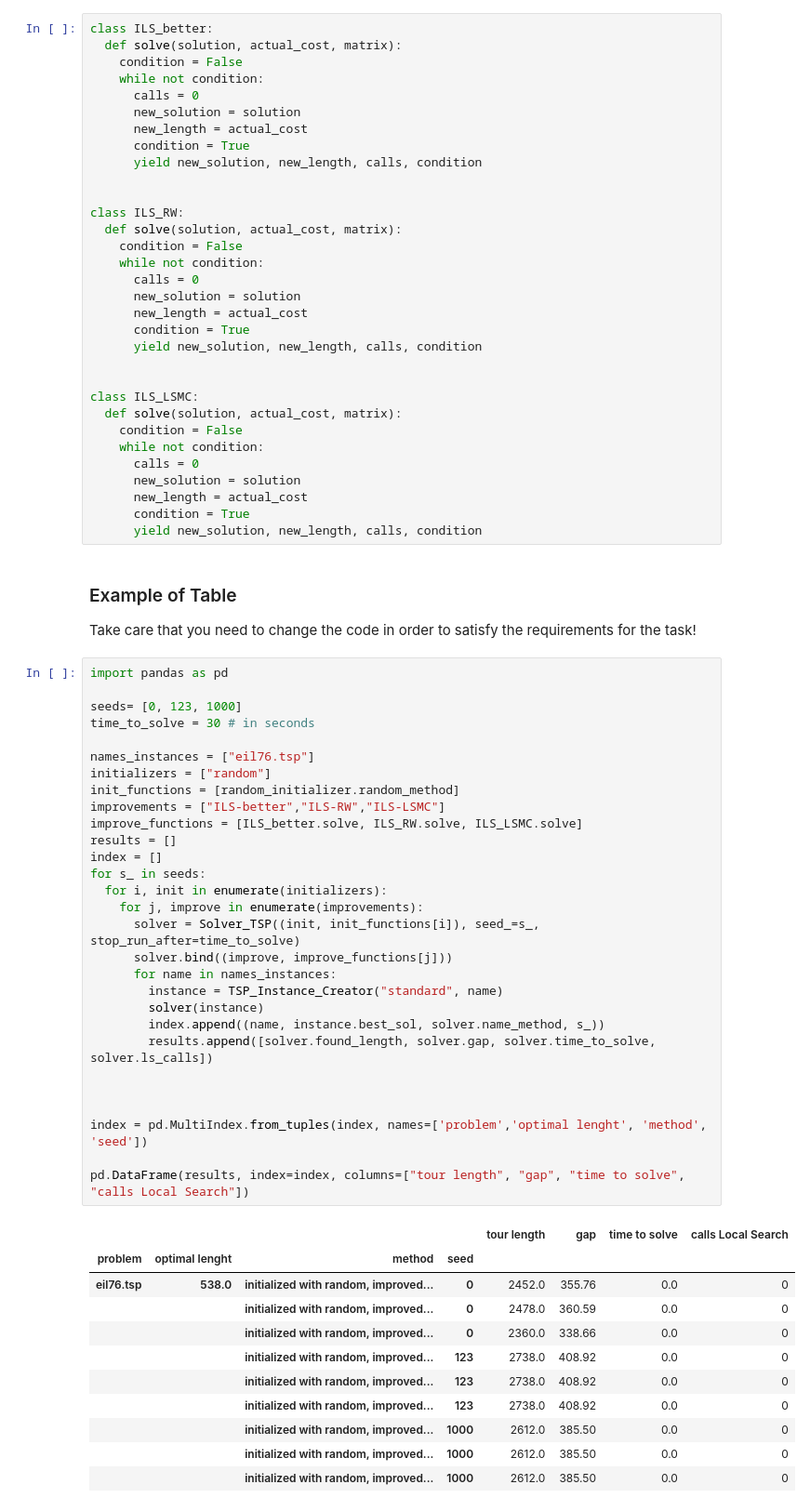
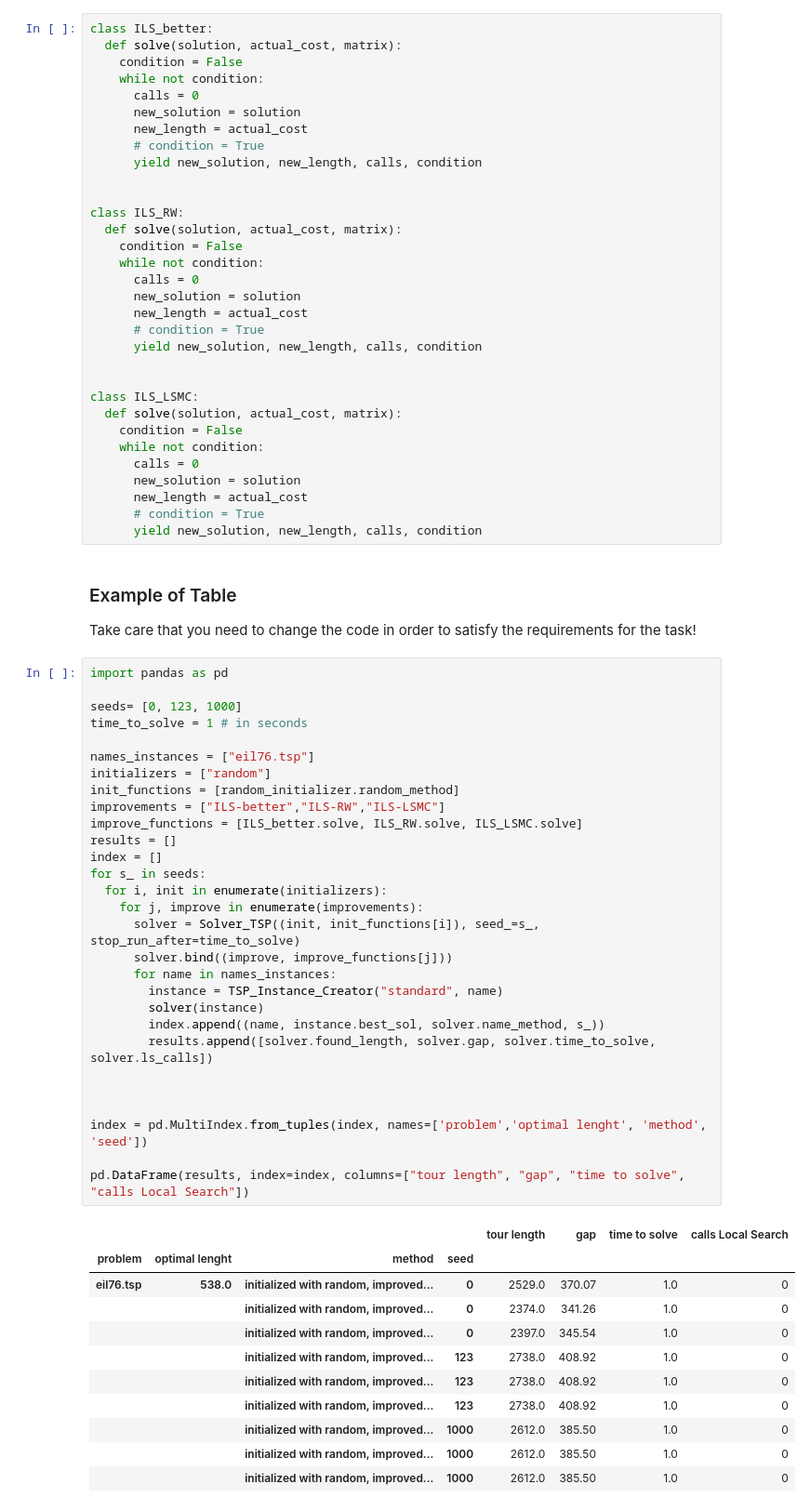
Before and after one commit to WiZeYAR/AI2021MA, a Jupyter notebook: ILS_for_the_TSP.ipynb, the cells around one changed output. Shown at 93% size. Drawn from its saved outputs; the diff is of its cells as text.

```diff
--- a/ILS_for_the_TSP.ipynb
+++ b/ILS_for_the_TSP.ipynb
@@ -106,7 +107,7 @@ class ILS_better:
       calls = 0
       new_solution = solution
       new_length = actual_cost
-      condition = True
+      # condition = True
       yield new_solution, new_length, calls, condition
 
 
@@ -117,7 +118,7 @@ class ILS_RW:
       calls = 0
       new_solution = solution
       new_length = actual_cost
-      condition = True
+      # condition = True
       yield new_solution, new_length, calls, condition
 
 
@@ -128,7 +129,7 @@ class ILS_LSMC:
       calls = 0
       new_solution = solution
       new_length = actual_cost
-      condition = True
+      # condition = True
       yield new_solution, new_length, calls, condition
 # %% [markdown]
 ### Example of Table
@@ -138,40 +139,40 @@ Take care that you need to change the code in order to satisfy the requirements
 import pandas as pd
 
 seeds= [0, 123, 1000]
-time_to_solve = 30 # in seconds
+time_to_solve = 1 # in seconds
 
 names_instances = ["eil76.tsp"]
 initializers = ["random"]
 init_functions = [random_initializer.random_method]
 improvements = ["ILS-better","ILS-RW","ILS-LSMC"]
 improve_functions = [ILS_better.solve, ILS_RW.solve, ILS_LSMC.solve]
 results = []
 index = []
 for s_ in seeds:
   for i, init in enumerate(initializers):
     for j, improve in enumerate(improvements):
       solver = Solver_TSP((init, init_functions[i]), seed_=s_, stop_run_after=time_to_solve)
       solver.bind((improve, improve_functions[j]))
       for name in names_instances:
         instance = TSP_Instance_Creator("standard", name)
         solver(instance)
         index.append((name, instance.best_sol, solver.name_method, s_))
         results.append([solver.found_length, solver.gap, solver.time_to_solve, solver.ls_calls])
 
 
 
 index = pd.MultiIndex.from_tuples(index, names=['problem','optimal lenght', 'method', 'seed'])
 
 pd.DataFrame(results, index=index, columns=["tour length", "gap", "time to solve", "calls Local Search"])
 # %% [output]
 |  |  |  |  | tour length | gap | time to solve | calls Local Search |
 | problem | optimal lenght | method | seed |  |  |  |  |
-| eil76.tsp | 538.0 | initialized with random, improved... | 0 | 2452.0 | 355.76 | 0.0 | 0 |
-|  |  | initialized with random, improved... | 0 | 2478.0 | 360.59 | 0.0 | 0 |
-|  |  | initialized with random, improved... | 0 | 2360.0 | 338.66 | 0.0 | 0 |
-|  |  | initialized with random, improved... | 123 | 2738.0 | 408.92 | 0.0 | 0 |
-|  |  | initialized with random, improved... | 123 | 2738.0 | 408.92 | 0.0 | 0 |
-|  |  | initialized with random, improved... | 123 | 2738.0 | 408.92 | 0.0 | 0 |
-|  |  | initialized with random, improved... | 1000 | 2612.0 | 385.50 | 0.0 | 0 |
-|  |  | initialized with random, improved... | 1000 | 2612.0 | 385.50 | 0.0 | 0 |
-|  |  | initialized with random, improved... | 1000 | 2612.0 | 385.50 | 0.0 | 0 |
+| eil76.tsp | 538.0 | initialized with random, improved... | 0 | 2529.0 | 370.07 | 1.0 | 0 |
+|  |  | initialized with random, improved... | 0 | 2374.0 | 341.26 | 1.0 | 0 |
+|  |  | initialized with random, improved... | 0 | 2397.0 | 345.54 | 1.0 | 0 |
+|  |  | initialized with random, improved... | 123 | 2738.0 | 408.92 | 1.0 | 0 |
+|  |  | initialized with random, improved... | 123 | 2738.0 | 408.92 | 1.0 | 0 |
+|  |  | initialized with random, improved... | 123 | 2738.0 | 408.92 | 1.0 | 0 |
+|  |  | initialized with random, improved... | 1000 | 2612.0 | 385.50 | 1.0 | 0 |
+|  |  | initialized with random, improved... | 1000 | 2612.0 | 385.50 | 1.0 | 0 |
+|  |  | initialized with random, improved... | 1000 | 2612.0 | 385.50 | 1.0 | 0 |
```
Also changed, not shown: parts of 3 cells of this notebook.
